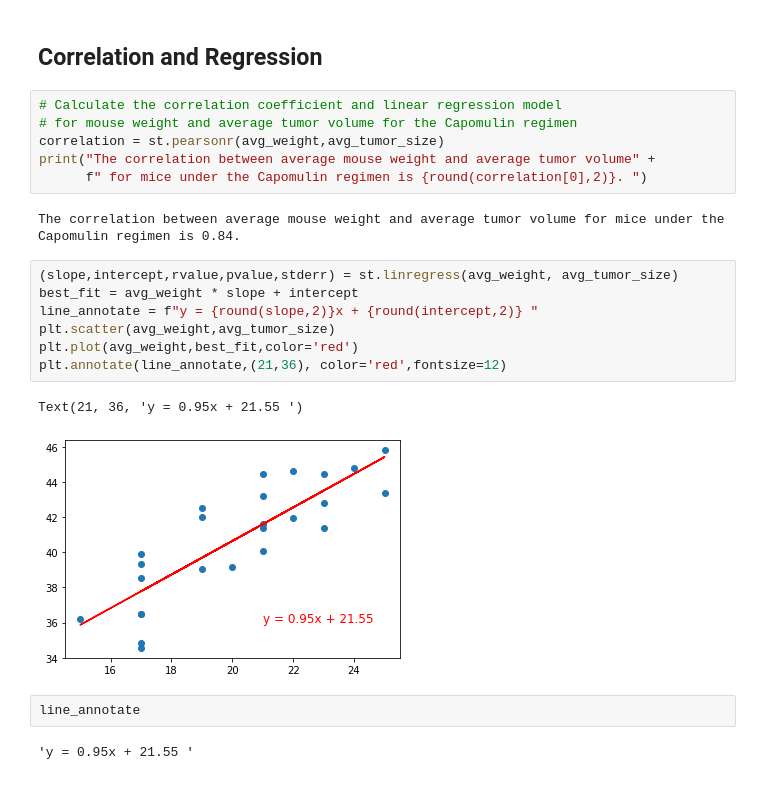
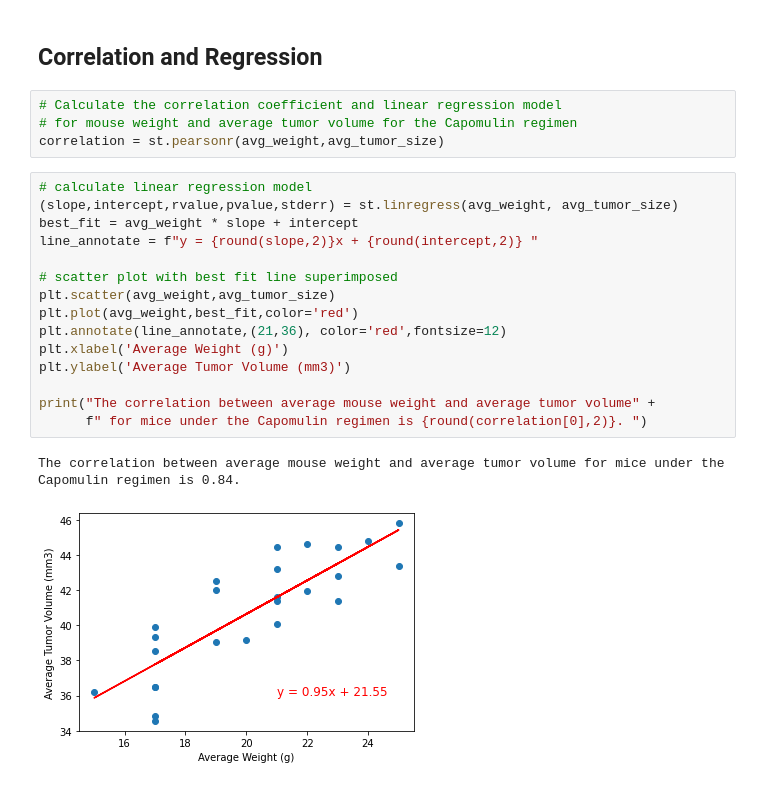
Before and after one commit to ellengrove/matplotlib-challenge, a Jupyter notebook: Pymaceuticals/pymaceuticals.ipynb, the cells around one changed output. Cells and saved outputs as stored; diff of their text form.

```diff
--- a/Pymaceuticals/pymaceuticals.ipynb
+++ b/Pymaceuticals/pymaceuticals.ipynb
@@ -357,21 +340,21 @@ plt.scatter(avg_weight,avg_tumor_size)
 # Calculate the correlation coefficient and linear regression model
 # for mouse weight and average tumor volume for the Capomulin regimen
 correlation = st.pearsonr(avg_weight,avg_tumor_size)
-print("The correlation between average mouse weight and average tumor volume" +
-      f" for mice under the Capomulin regimen is {round(correlation[0],2)}. ")
-# %% [output]
-The correlation between average mouse weight and average tumor volume for mice under the Capomulin regimen is 0.84.
 # %%
+# calculate linear regression model
 (slope,intercept,rvalue,pvalue,stderr) = st.linregress(avg_weight, avg_tumor_size)
 best_fit = avg_weight * slope + intercept
 line_annotate = f"y = {round(slope,2)}x + {round(intercept,2)} "
+
+# scatter plot with best fit line superimposed
 plt.scatter(avg_weight,avg_tumor_size)
 plt.plot(avg_weight,best_fit,color='red')
 plt.annotate(line_annotate,(21,36), color='red',fontsize=12)
+plt.xlabel('Average Weight (g)')
+plt.ylabel('Average Tumor Volume (mm3)')
+
+print("The correlation between average mouse weight and average tumor volume" +
+      f" for mice under the Capomulin regimen is {round(correlation[0],2)}. ")
 # %% [output]
-Text(21, 36, 'y = 0.95x + 21.55 ')
+The correlation between average mouse weight and average tumor volume for mice under the Capomulin regimen is 0.84.
-[figure, old version]
+[figure, new version]
-# %%
-line_annotate
-# %% [output]
-'y = 0.95x + 21.55 '
```
Also changed, not shown: parts of 23 cells of this notebook.
